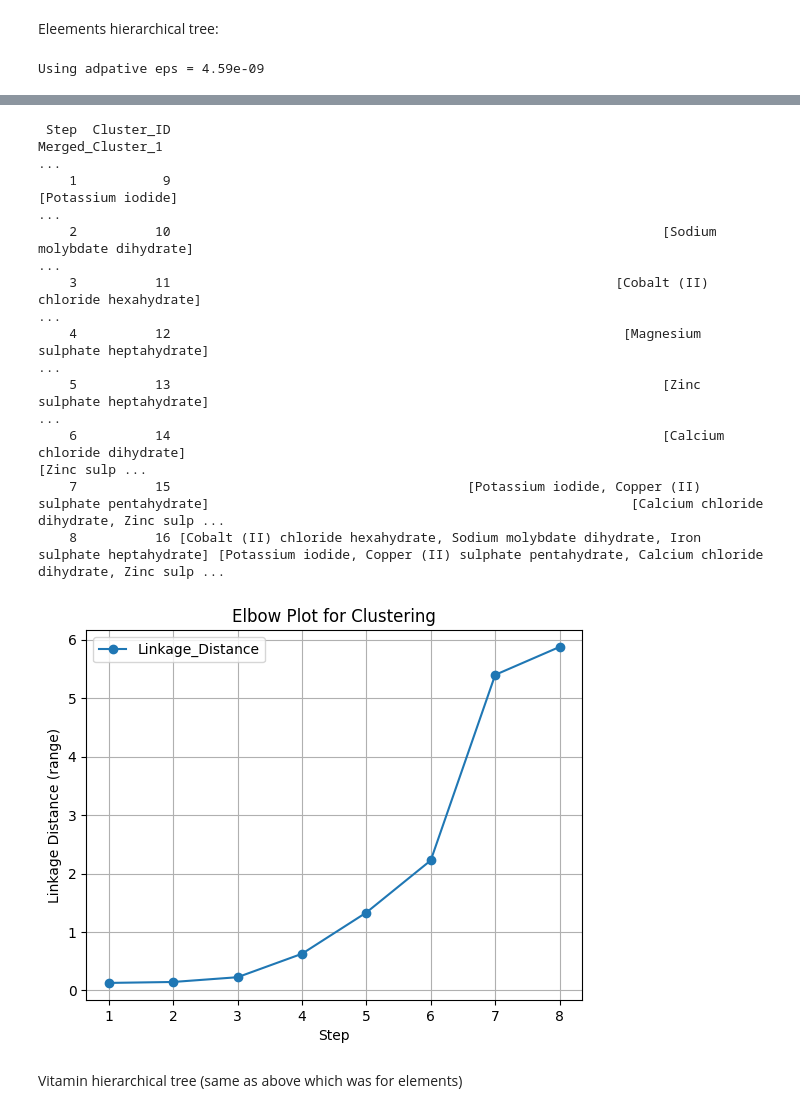
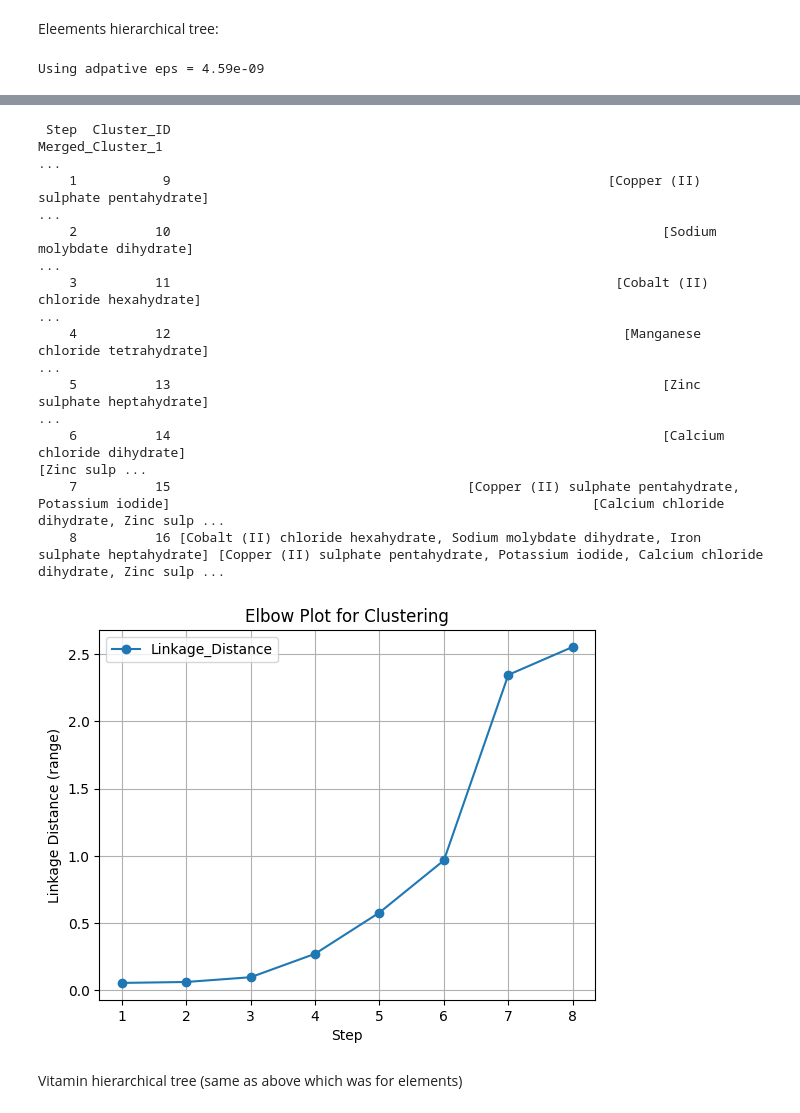
Before and after one commit to subarumuroi/Yarrowia_media_optimizer, a Jupyter notebook: Yarrowia Pipeline Initial Experiment Generator.ipynb, the cells around one changed output, grey strips where cells are left out. Drawn from its saved outputs; the diff is of its cells as text; code cells hidden in the pictures.

```diff
--- a/Yarrowia Pipeline Initial Experiment Generator.ipynb
+++ b/Yarrowia Pipeline Initial Experiment Generator.ipynb
@@ -93,7 +93,7 @@ for c1, c2 in compound_pairs:
     vals2 = compound_map.loc[c2]
 
     # log-ratio with pseudocount
-    ratio = np.log(vals1 + eps) - np.log(vals2 + eps)
+    ratio = np.log10(vals1 + eps) - np.log10(vals2 + eps)
 
     # absolute value (fold difference)
     ratio = ratio.abs()
@@ -158,9 +158,11 @@ range_values = []
 for _, row in ratio_df_e_reduced.iterrows():
     vals = row[sample_cols].replace(0, np.nan)  # ignore zeros
     if vals.notna().sum() == 0:
-        rng = 0  # avoid NaNs
+        rng = eps  # avoid NaNs and treats as small distance
     else:
         rng = vals.max() - vals.min()
+        if rng == 0:
+            rng = eps # gives tiny separation if all values are the same
     range_values.append(rng)
 
 ratio_df_e_reduced['Range'] = range_values
@@ -250,13 +252,13 @@ Using adpative eps = 4.59e-09
  Step  Cluster_ID                                                                           Merged_Cluster_1                                                                                             ...
-    1           9                                                                         [Potassium iodide]                                                                                             ...
+    1           9                                                        [Copper (II) sulphate pentahydrate]                                                                                             ...
     2          10                                                               [Sodium molybdate dihydrate]                                                                                             ...
     3          11                                                         [Cobalt (II) chloride hexahydrate]                                                                                             ...
-    4          12                                                          [Magnesium sulphate heptahydrate]                                                                                             ...
+    4          12                                                          [Manganese chloride tetrahydrate]                                                                                             ...
     5          13                                                               [Zinc sulphate heptahydrate]                                                                                             ...
     6          14                                                               [Calcium chloride dihydrate]                                                                                  [Zinc sulp ...
-    7          15                                      [Potassium iodide, Copper (II) sulphate pentahydrate]                                                      [Calcium chloride dihydrate, Zinc sulp ...
-    8          16 [Cobalt (II) chloride hexahydrate, Sodium molybdate dihydrate, Iron sulphate heptahydrate] [Potassium iodide, Copper (II) sulphate pentahydrate, Calcium chloride dihydrate, Zinc sulp ...
+    7          15                                      [Copper (II) sulphate pentahydrate, Potassium iodide]                                                      [Calcium chloride dihydrate, Zinc sulp ...
+    8          16 [Cobalt (II) chloride hexahydrate, Sodium molybdate dihydrate, Iron sulphate heptahydrate] [Copper (II) sulphate pentahydrate, Potassium iodide, Calcium chloride dihydrate, Zinc sulp ...
-[figure, old version]
+[figure, new version]
 # %% [markdown]
 Vitamin hierarchical tree (same as above which was for elements)
 # %%
```
Also changed, not shown: parts of 8 cells of this notebook.
